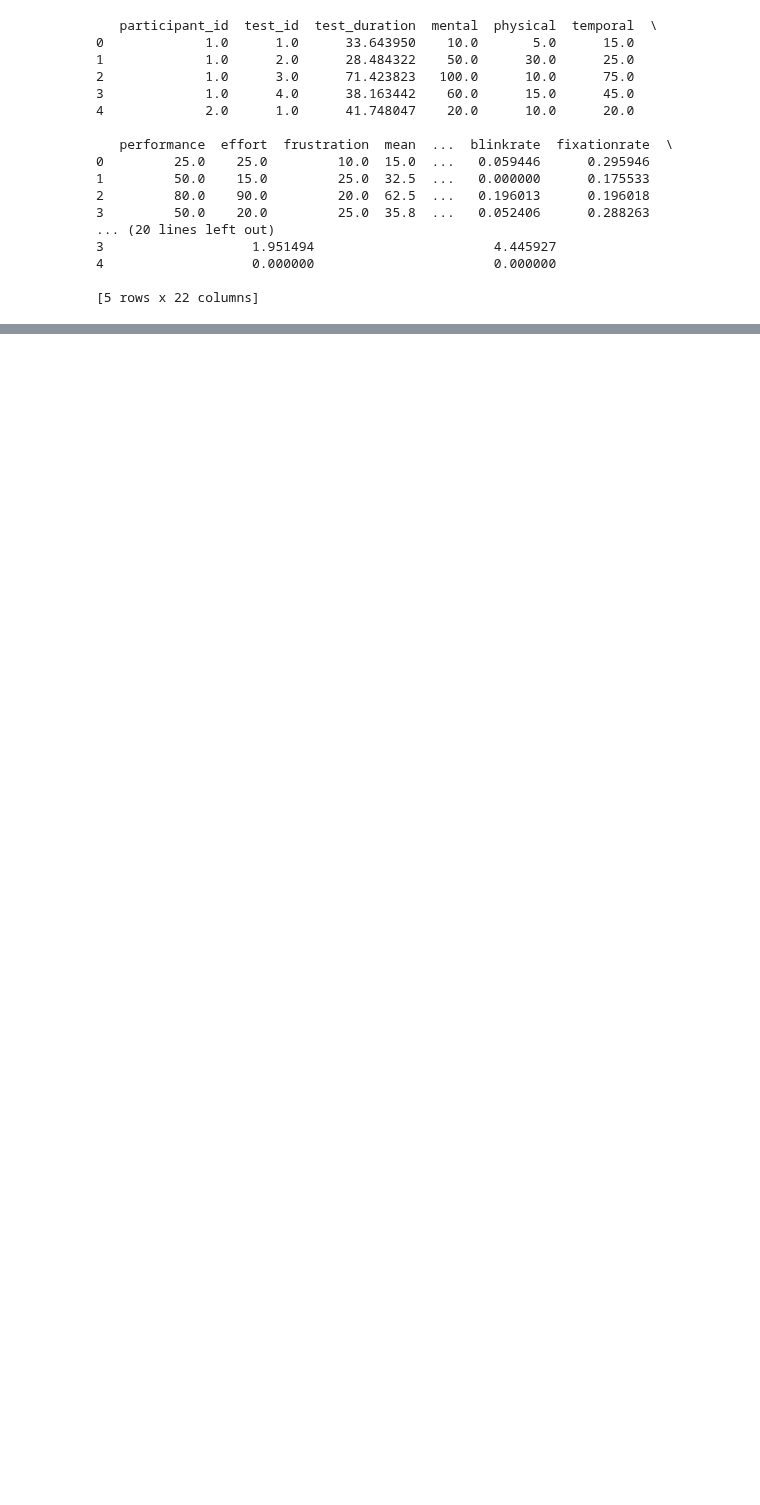
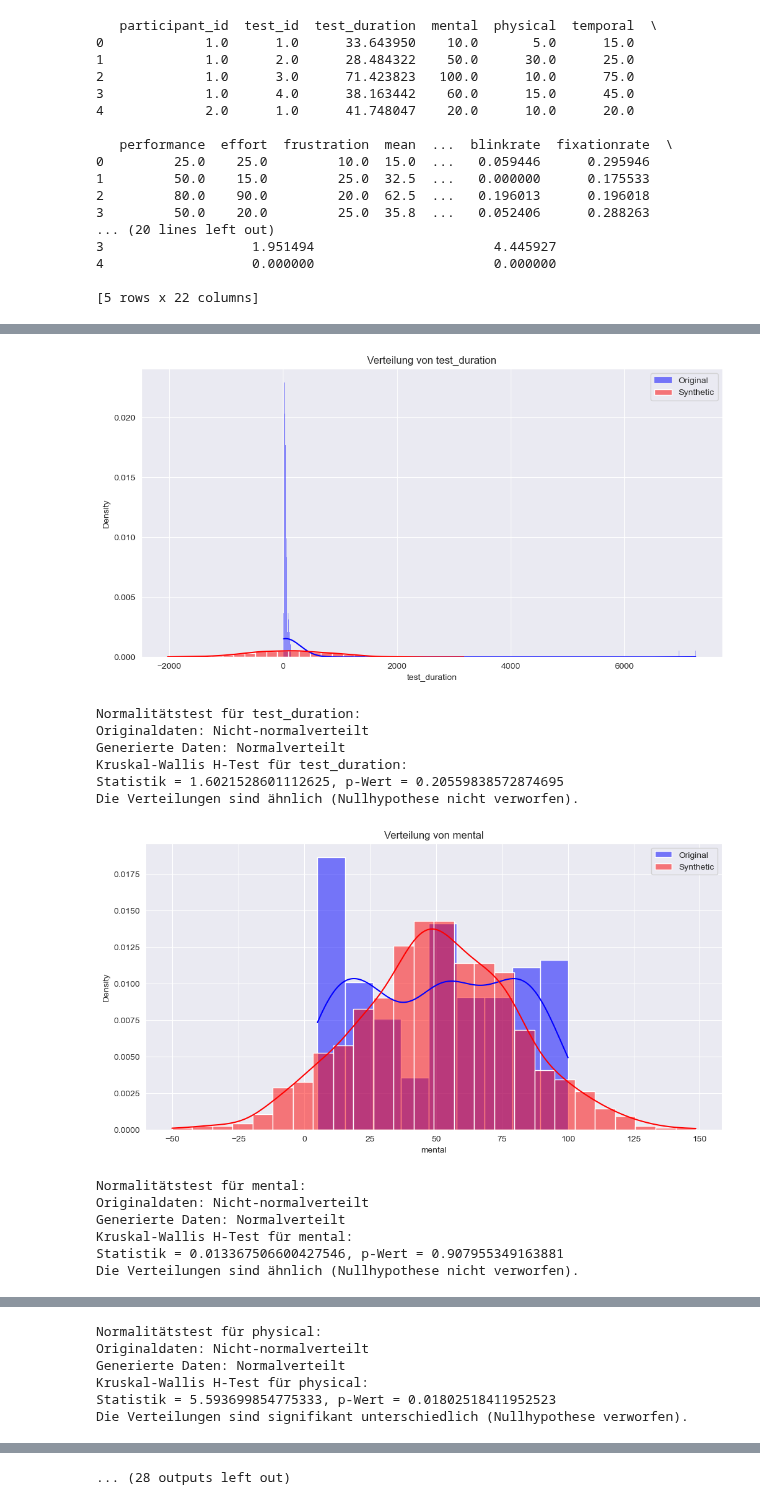
Before and after one commit to HBendig-HSFL/unlocking-minds, a Jupyter notebook: 3_Model/data_generation_statistic_test1.ipynb, the cells around one changed output, grey strips where cells are left out. Cells and saved outputs as stored; diff of their text form; code cells hidden in the pictures; blank space fills up the shorter version.

```diff
--- a/3_Model/data_generation_statistic_test1.ipynb
+++ b/3_Model/data_generation_statistic_test1.ipynb
@@ -112,25 +101,3 @@ print(augmented_data[:5])
 4                   0.000000                       0.000000
 
 [5 rows x 22 columns]
-# %%
-print("Synthetic Data saved successfully!")
-import pandas as pd
-import matplotlib.pyplot as plt
-import seaborn as sns
-
-# Konvertiere die augmented_data in ein DataFrame
-augmented_data = pd.DataFrame(augmented_data, columns=data.columns)
-
-# Getrennte DataFrames für Original- und generierte Daten
-original_df = data.copy()
-synthetic_df = augmented_data.iloc[len(data):].copy()
-
-# Histogramme und Dichtekurven für jede Spalte
-for column in data.columns:
-    if column not in ['participant_id', 'test_id']:  # IDs auslassen
-        plt.figure(figsize=(12, 6))
-        sns.histplot(original_df[column], kde=True, color='blue', label='Original', stat='density')
-        sns.histplot(synthetic_df[column], kde=True, color='red', label='Synthetic', stat='density')
-        plt.title(f'Verteilung von {column}')
-        plt.legend()
-        plt.show()
@@ -208,0 +104,23 @@ Die Verteilungen sind ähnlich (Nullhypothese nicht verworfen).
+# %%
+
+# Getrennte DataFrames für Original- und generierte Daten
+original_df = data.copy()
+synthetic_df = augmented_data.iloc[len(data):].copy()
+
+# Werte prüfen. Ausgabe als Plot und Text
+Util.data_check.compare_distributions(original_df, synthetic_df)
+# %% [output]
+[figure, added]
+Normalitätstest für test_duration:
+Originaldaten: Nicht-normalverteilt
+Generierte Daten: Normalverteilt
+Kruskal-Wallis H-Test für test_duration:
+Statistik = 1.6021528601112625, p-Wert = 0.20559838572874695
+Die Verteilungen sind ähnlich (Nullhypothese nicht verworfen).
+[figure, added]
+Normalitätstest für mental:
+Originaldaten: Nicht-normalverteilt
+Generierte Daten: Normalverteilt
+Kruskal-Wallis H-Test für mental:
+Statistik = 0.013367506600427546, p-Wert = 0.907955349163881
+Die Verteilungen sind ähnlich (Nullhypothese nicht verworfen).
@@ -208,0 +128,6 @@ Die Verteilungen sind ähnlich (Nullhypothese nicht verworfen).
+Normalitätstest für physical:
+Originaldaten: Nicht-normalverteilt
+Generierte Daten: Normalverteilt
+Kruskal-Wallis H-Test für physical:
+Statistik = 5.593699854775333, p-Wert = 0.01802518411952523
+Die Verteilungen sind signifikant unterschiedlich (Nullhypothese verworfen).
@@ -208,0 +155 @@ Die Verteilungen sind ähnlich (Nullhypothese nicht verworfen).
+... (28 outputs left out)
```
Also changed, not shown: parts of 9 cells of this notebook, 5 other files.
